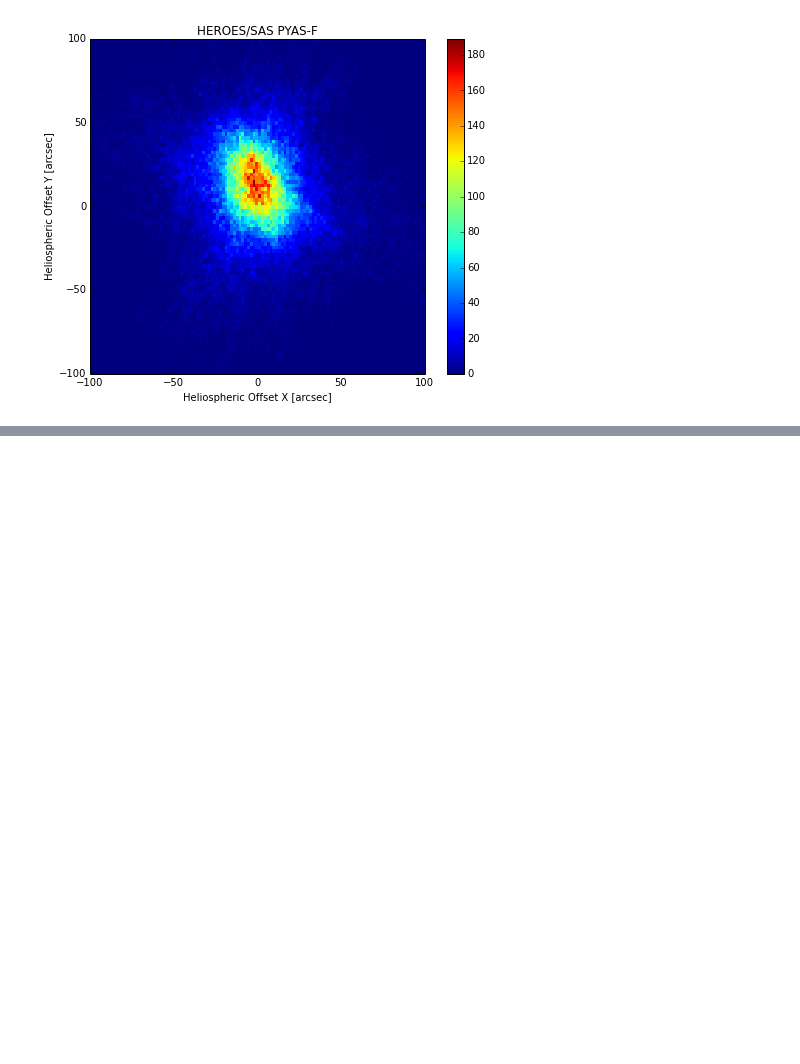
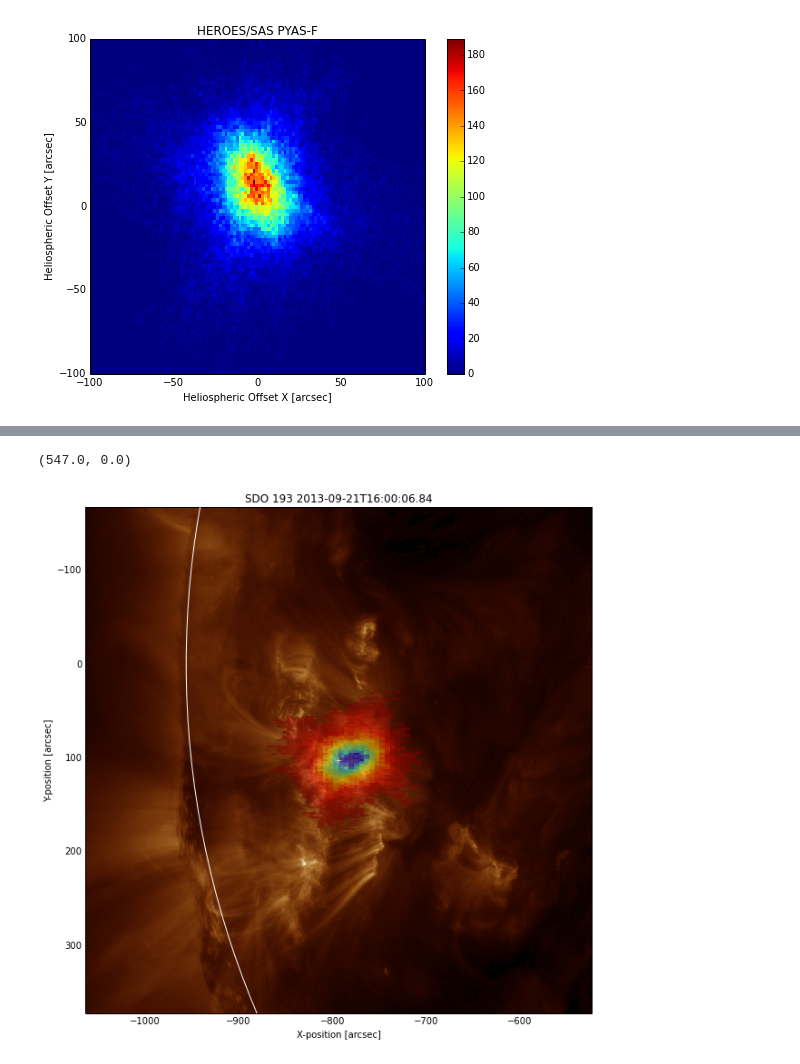
Before and after one commit to HEROES-Balloon/HEROES-Telescope, a Jupyter notebook: heroespy/notebooks/SAS PYAS Pointing Analysis 6-Nov-2013.ipynb, the cells around one changed output, grey strips where cells are left out. Cells and saved outputs as stored; diff of their text form; code cells hidden in the pictures; blank space fills up the shorter version.

```diff
--- a/heroespy/notebooks/SAS PYAS Pointing Analysis 6-Nov-2013.ipynb
+++ b/heroespy/notebooks/SAS PYAS Pointing Analysis 6-Nov-2013.ipynb
@@ -118,0 +110,17 @@ plt.show()
+# %%
+heatmap.max(), heatmap.min()
+# %% [output]
+(547.0, 0.0)
+# %%
+masked_data = np.ma.masked_where(heatmap < 10, heatmap)
+# %%
+fig, ax = plt.subplots(figsize=(15,10), dpi=100)
+cax = smap.plot()
+smap.draw_limb()
+ax.plot(target[0], target[1], "w+")
+ax.imshow(masked_data, extent = extent, alpha = 0.5, cmap = plt.get_cmap('jet_r'))
+ax.set_xbound(xrange[0], xrange[1])
+ax.set_ybound(yrange[0], yrange[1])
+plt.show()
+# %% [output]
+[figure, added]
```
Also changed, not shown: parts of 1 cell of this notebook, 1 other file.
